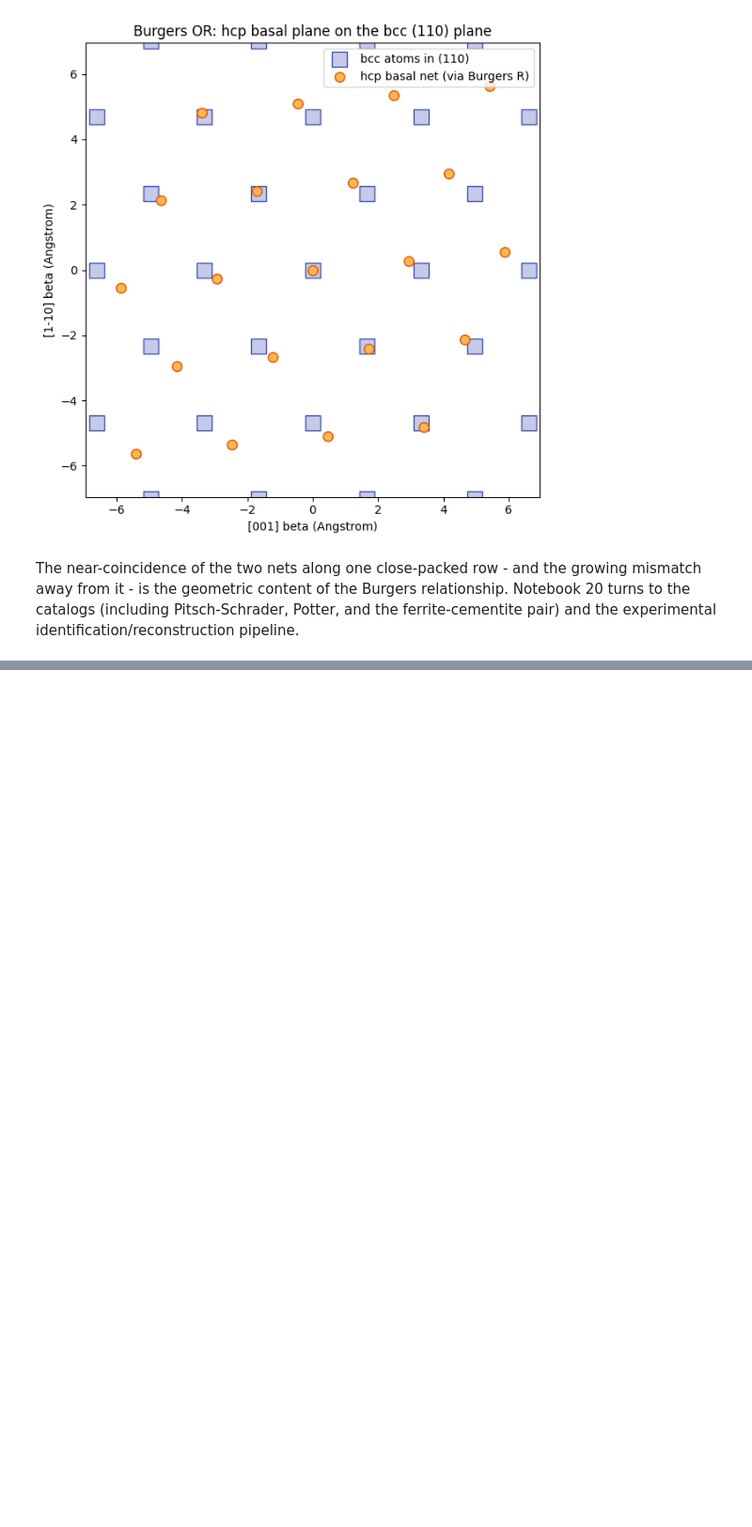
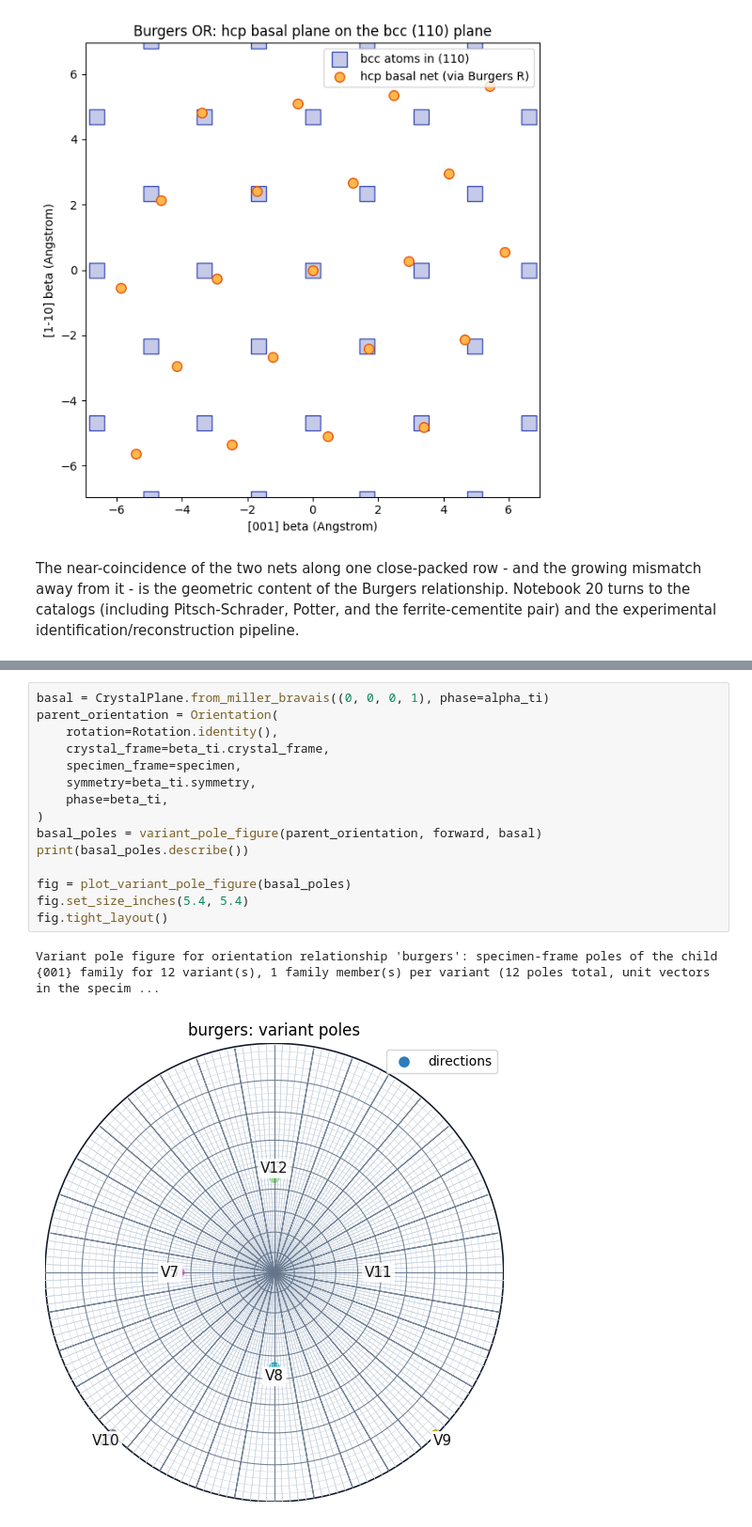
Before and after one commit to kvmani/pytex, a Jupyter notebook: docs/site/tutorials/notebooks/19_lattice_correspondence_and_transformation_strain.ipynb, the cells around one changed output, grey strips where cells are left out. Shown at 94% size. Saved outputs shown, nothing was run; the diff lists cells and outputs as text; blank space fills up the shorter version.

```diff
--- a/docs/site/tutorials/notebooks/19_lattice_correspondence_and_transformation_strain.ipynb
+++ b/docs/site/tutorials/notebooks/19_lattice_correspondence_and_transformation_strain.ipynb
@@ -356,0 +597,18 @@ experimental identification/reconstruction pipeline.
+# %%
+basal = CrystalPlane.from_miller_bravais((0, 0, 0, 1), phase=alpha_ti)
+parent_orientation = Orientation(
+    rotation=Rotation.identity(),
+    crystal_frame=beta_ti.crystal_frame,
+    specimen_frame=specimen,
+    symmetry=beta_ti.symmetry,
+    phase=beta_ti,
+)
+basal_poles = variant_pole_figure(parent_orientation, forward, basal)
+print(basal_poles.describe())
+
+fig = plot_variant_pole_figure(basal_poles)
+fig.set_size_inches(5.4, 5.4)
+fig.tight_layout()
+# %% [output]
+Variant pole figure for orientation relationship 'burgers': specimen-frame poles of the child {001} family for 12 variant(s), 1 family member(s) per variant (12 poles total, unit vectors in the specim ...
+[figure, added]
```
Also changed, not shown: parts of 20 cells of this notebook, 5 other files.
